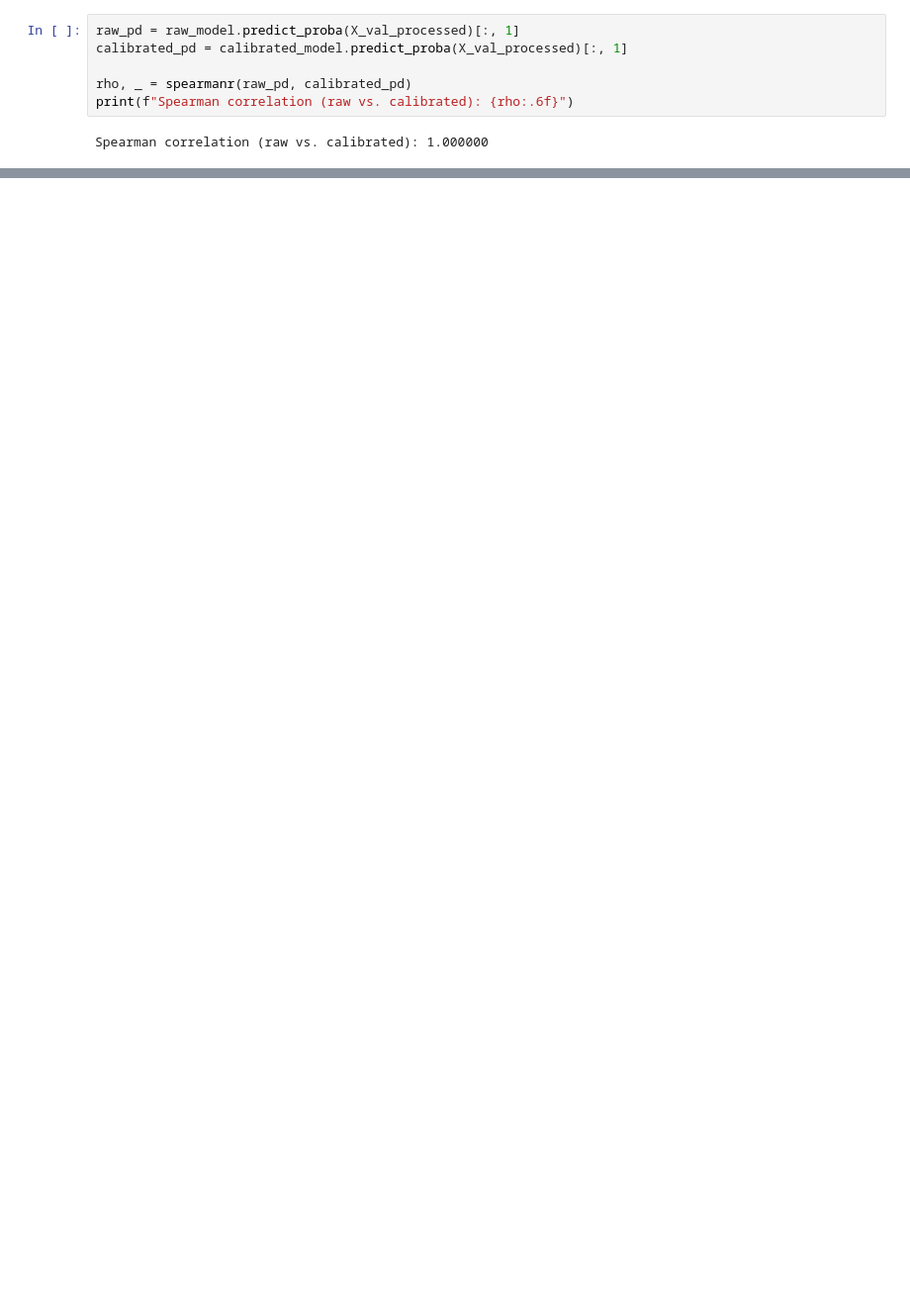
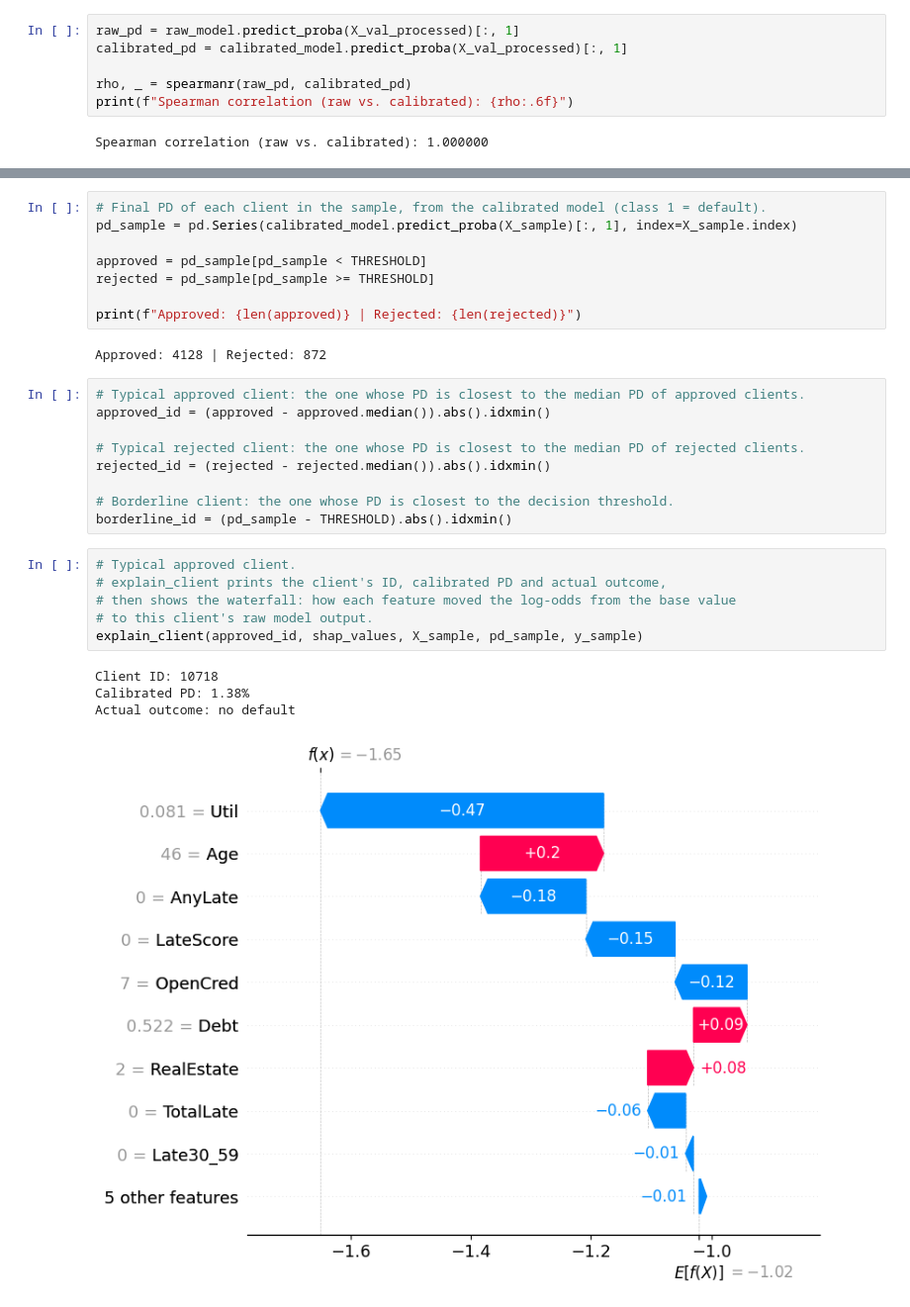
Before and after one commit to hnascimento96/Credit-Risk-Modeling, a Jupyter notebook: notebooks/shap_analysis.ipynb, the cells around one changed output, grey strips where cells are left out. Shown at 99% size. Saved outputs shown, nothing was run; the diff lists cells and outputs as text; blank space fills up the shorter version.

```diff
--- a/notebooks/shap_analysis.ipynb
+++ b/notebooks/shap_analysis.ipynb
@@ -105,0 +309,30 @@ True
+# %%
+# Final PD of each client in the sample, from the calibrated model (class 1 = default).
+pd_sample = pd.Series(calibrated_model.predict_proba(X_sample)[:, 1], index=X_sample.index)
+
+approved = pd_sample[pd_sample < THRESHOLD]
+rejected = pd_sample[pd_sample >= THRESHOLD]
+
+print(f"Approved: {len(approved)} | Rejected: {len(rejected)}")
+# %% [output]
+Approved: 4128 | Rejected: 872
+# %%
+# Typical approved client: the one whose PD is closest to the median PD of approved clients.
+approved_id = (approved - approved.median()).abs().idxmin()
+
+# Typical rejected client: the one whose PD is closest to the median PD of rejected clients.
+rejected_id = (rejected - rejected.median()).abs().idxmin()
+
+# Borderline client: the one whose PD is closest to the decision threshold.
+borderline_id = (pd_sample - THRESHOLD).abs().idxmin()
+# %%
+# Typical approved client.
+# explain_client prints the client's ID, calibrated PD and actual outcome,
+# then shows the waterfall: how each feature moved the log-odds from the base value
+# to this client's raw model output.
+explain_client(approved_id, shap_values, X_sample, pd_sample, y_sample)
+# %% [output]
+Client ID: 10718
+Calibrated PD: 1.38%
+Actual outcome: no default
+[figure, added]
```
Also changed, not shown: parts of 25 cells of this notebook, 9 other files.
